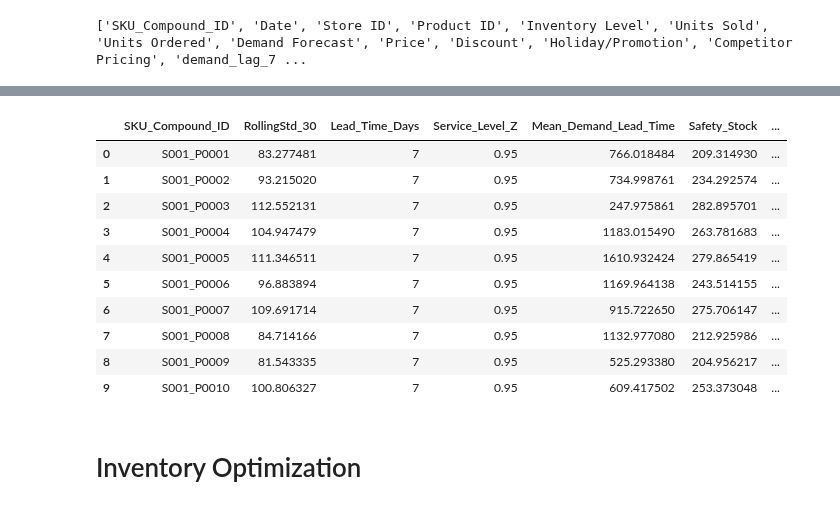
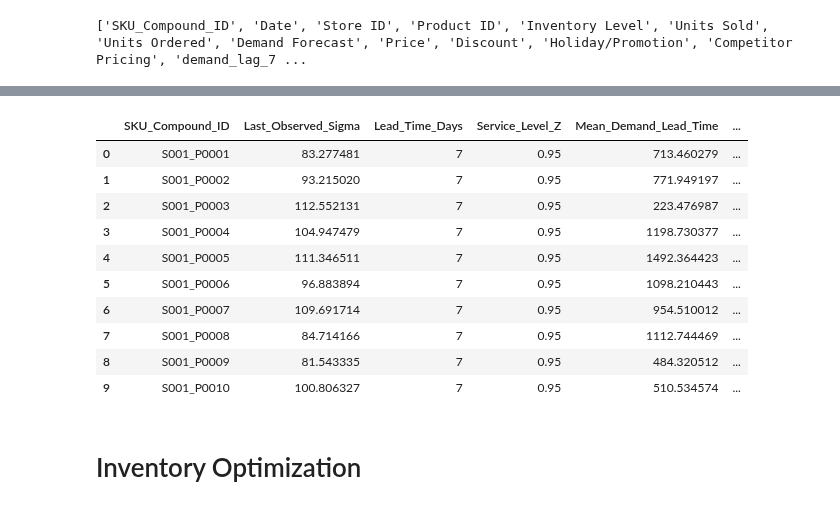
Before and after one commit to Brendatracy-miriti/Inventory_reorder_system, a Jupyter notebook: Notebook/inventory_reorder_system.ipynb, the cells around one changed output, grey strips where cells are left out. Drawn from its saved outputs; the diff is of its cells as text; code cells hidden in the pictures.

```diff
--- a/Notebook/inventory_reorder_system.ipynb
+++ b/Notebook/inventory_reorder_system.ipynb
@@ -330,22 +330,22 @@ future_forecast_data[['SKU_Compound_ID', 'Forecasted_Demand_1_Period', 'Reorder_
 # %%
 # Rename and clean up columns for better readability
-future_forecast_data.rename(columns={'Rolling_Std_30': 'Last_Observed_Sigma'}, inplace=True)
+future_forecast_data.rename(columns={'RollingStd_30': 'Last_Observed_Sigma'}, inplace=True)
 future_forecast_data = future_forecast_data.drop(columns=['Forecasted_Demand_1_Period'])
 
 # Diplay the results
 future_forecast_data.head(10)
 # %% [output]
-|  | SKU_Compound_ID | RollingStd_30 | Lead_Time_Days | Service_Level_Z | Mean_Demand_Lead_Time | Safety_Stock | ... |
-| 0 | S001_P0001 | 83.277481 | 7 | 0.95 | 766.018484 | 209.314930 | ... |
-| 1 | S001_P0002 | 93.215020 | 7 | 0.95 | 734.998761 | 234.292574 | ... |
-| 2 | S001_P0003 | 112.552131 | 7 | 0.95 | 247.975861 | 282.895701 | ... |
-| 3 | S001_P0004 | 104.947479 | 7 | 0.95 | 1183.015490 | 263.781683 | ... |
-| 4 | S001_P0005 | 111.346511 | 7 | 0.95 | 1610.932424 | 279.865419 | ... |
-| 5 | S001_P0006 | 96.883894 | 7 | 0.95 | 1169.964138 | 243.514155 | ... |
-| 6 | S001_P0007 | 109.691714 | 7 | 0.95 | 915.722650 | 275.706147 | ... |
-| 7 | S001_P0008 | 84.714166 | 7 | 0.95 | 1132.977080 | 212.925986 | ... |
-| 8 | S001_P0009 | 81.543335 | 7 | 0.95 | 525.293380 | 204.956217 | ... |
-| 9 | S001_P0010 | 100.806327 | 7 | 0.95 | 609.417502 | 253.373048 | ... |
+|  | SKU_Compound_ID | Last_Observed_Sigma | Lead_Time_Days | Service_Level_Z | Mean_Demand_Lead_Time | ... |
+| 0 | S001_P0001 | 83.277481 | 7 | 0.95 | 713.460279 | ... |
+| 1 | S001_P0002 | 93.215020 | 7 | 0.95 | 771.949197 | ... |
+| 2 | S001_P0003 | 112.552131 | 7 | 0.95 | 223.476987 | ... |
+| 3 | S001_P0004 | 104.947479 | 7 | 0.95 | 1198.730377 | ... |
+| 4 | S001_P0005 | 111.346511 | 7 | 0.95 | 1492.364423 | ... |
+| 5 | S001_P0006 | 96.883894 | 7 | 0.95 | 1098.210443 | ... |
+| 6 | S001_P0007 | 109.691714 | 7 | 0.95 | 954.510012 | ... |
+| 7 | S001_P0008 | 84.714166 | 7 | 0.95 | 1112.744469 | ... |
+| 8 | S001_P0009 | 81.543335 | 7 | 0.95 | 484.320512 | ... |
+| 9 | S001_P0010 | 100.806327 | 7 | 0.95 | 510.534574 | ... |
 # %% [markdown]
 # Inventory Optimization
 # %% [markdown]
```
Also changed, not shown: parts of 7 cells of this notebook.
